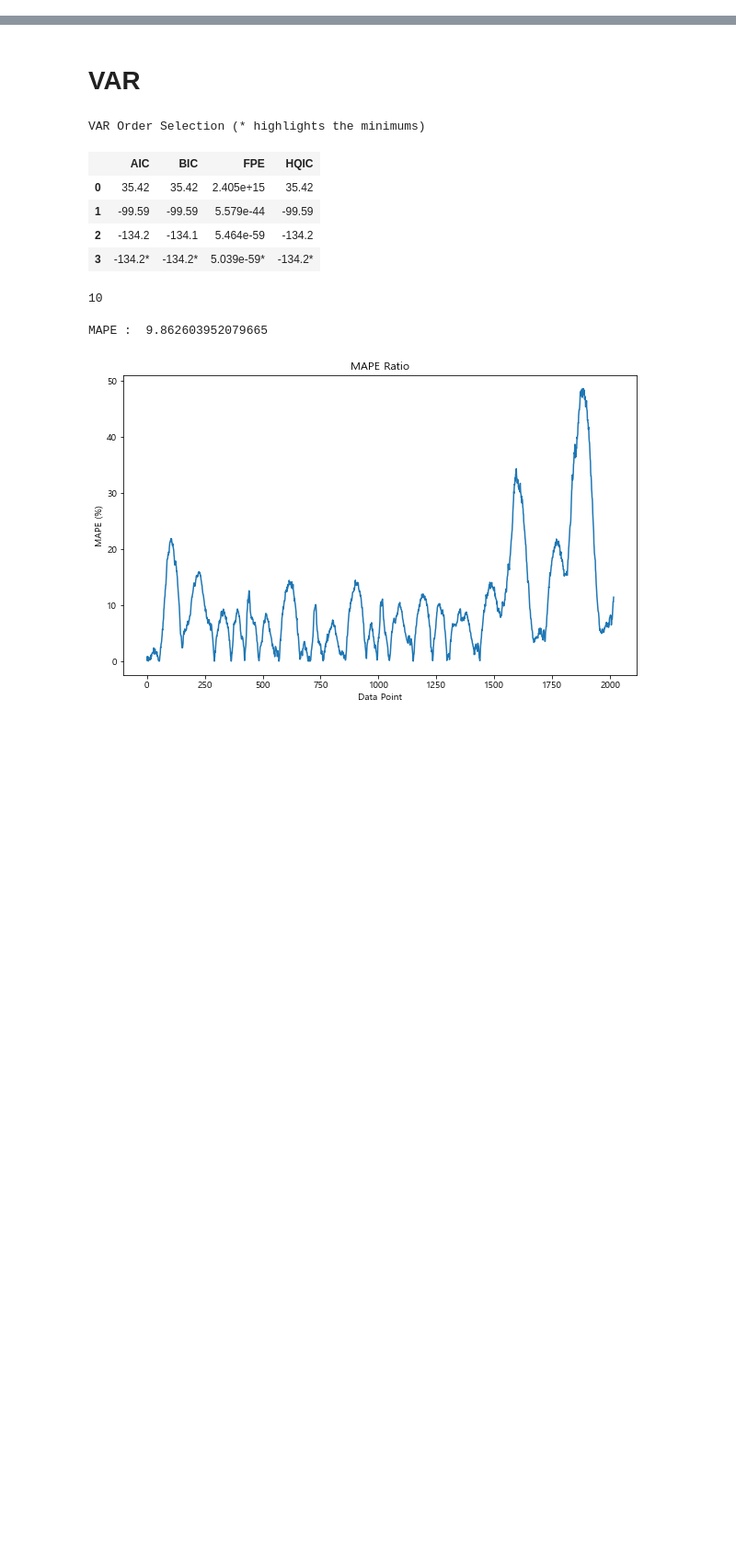
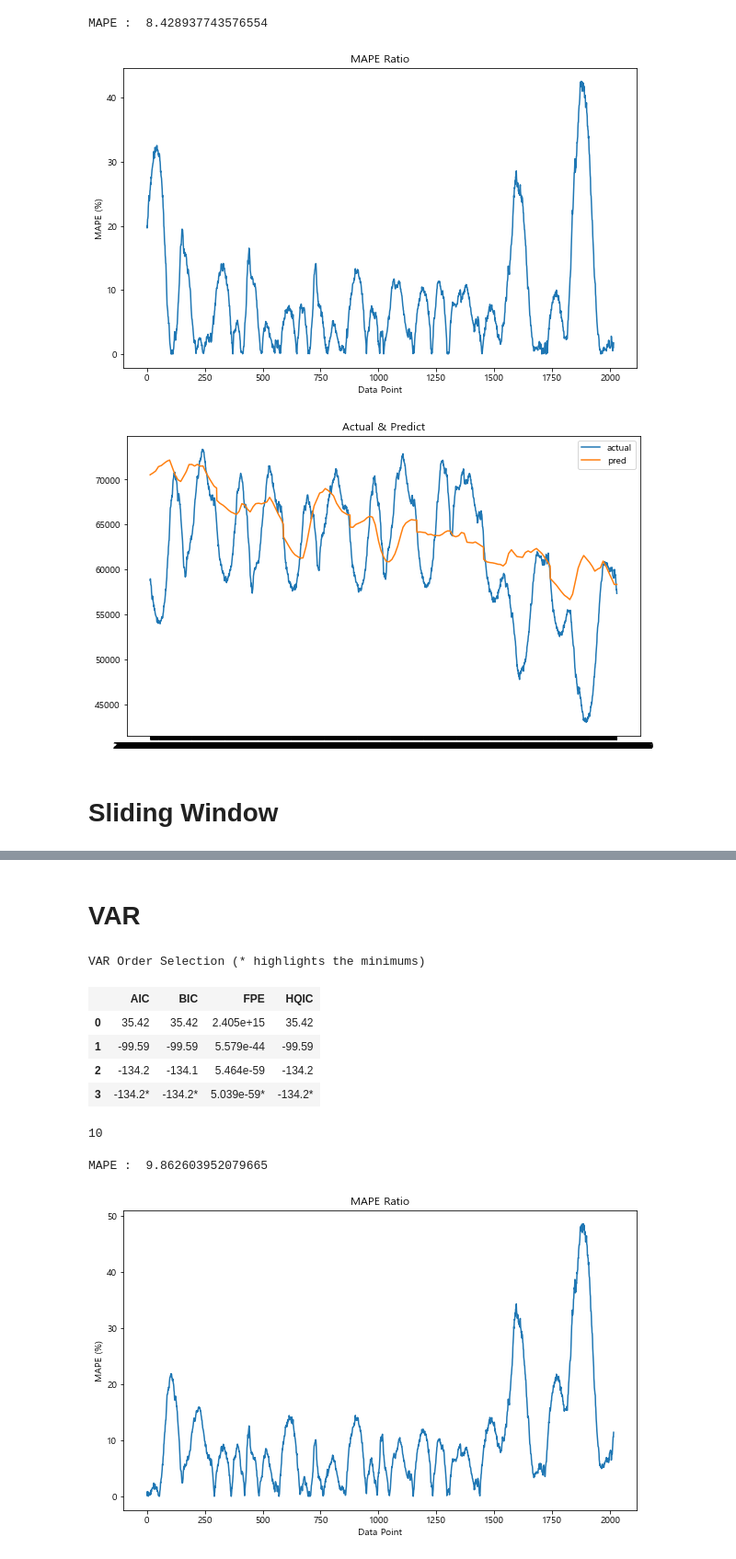
Before and after one commit to lhshs/Contest, a Jupyter notebook: 2307_11th_PublicData/Modeling.ipynb, the cells around one changed output, grey strips where cells are left out. Shown at 92% size. Saved outputs shown, nothing was run; the diff lists cells and outputs as text; code cells hidden in the pictures; blank space fills up the shorter version.

```diff
--- a/2307_11th_PublicData/Modeling.ipynb
+++ b/2307_11th_PublicData/Modeling.ipynb
@@ -64,0 +155,16 @@ from sklearn.linear_model import LinearRegression
+# %%
+ml_test = ml_test.reset_index()
+ml_test['time'] = ml_test['기준일시'].apply(lambda x : time(x))
+ml_test['weekday'] = ml_test['기준일시'].apply(lambda x : weekday(x))
+ml_test.drop(['기준일시', 'pred'], axis=1, inplace=True)
+# %%
+# test 예측 및 확인
+
+y_pred = lr.predict(ml_test)
+result_graph(y_test, y_pred)
+# %% [output]
+MAPE :  8.428937743576554
+[figure, added]
+[figure, added]
+# %% [markdown]
+# Sliding Window
```
Also changed, not shown: parts of 27 cells of this notebook.
